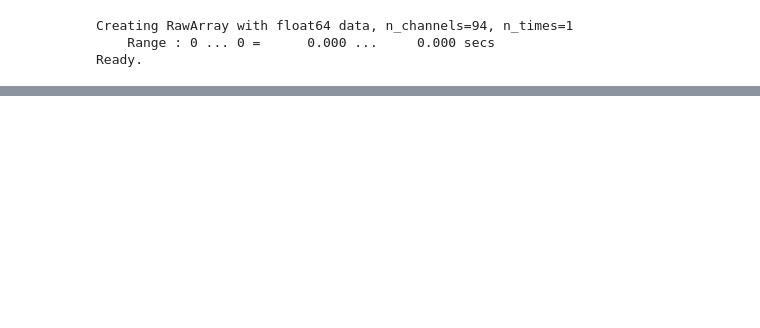
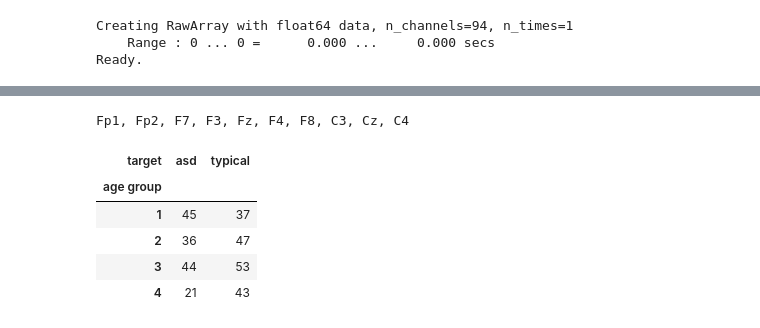
Before and after one commit to ledovsky/eeg-research, a Jupyter notebook: asd_experiments/220131 - Further index research.ipynb, the cells around one changed output, grey strips where cells are left out. Drawn from its saved outputs; the diff is of its cells as text; code cells hidden in the pictures; blank space fills up the shorter version.

```diff
--- a/asd_experiments/220131 - Further index research.ipynb
+++ b/asd_experiments/220131 - Further index research.ipynb
@@ -308,0 +289,5 @@ plt.show()
+# %%
+area_of_interest = [name for name in ch_names if name.startswith("F") or name.startswith("C")]
+print(*area_of_interest, sep=", ")
+# %% [output]
+Fp1, Fp2, F7, F3, Fz, F4, F8, C3, Cz, C4
@@ -308,0 +307,9 @@ plt.show()
+# %%
+index_samples_1.applymap(len).loc[:, "2-6", :]["Cz"].unstack()
+# %% [output]
+| target | asd | typical |
+| age group |  |  |
+| 1 | 45 | 37 |
+| 2 | 36 | 47 |
+| 3 | 44 | 53 |
+| 4 | 21 | 43 |
```
Also changed, not shown: parts of 26 cells of this notebook.
